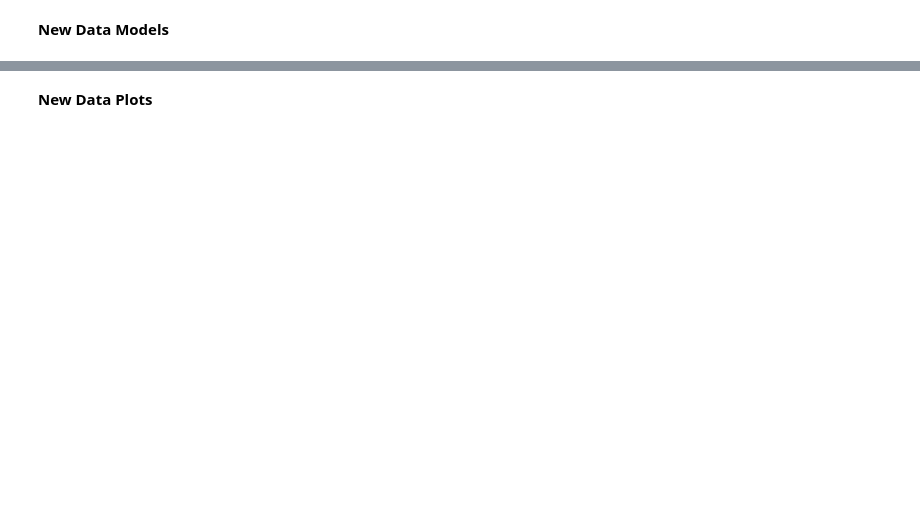
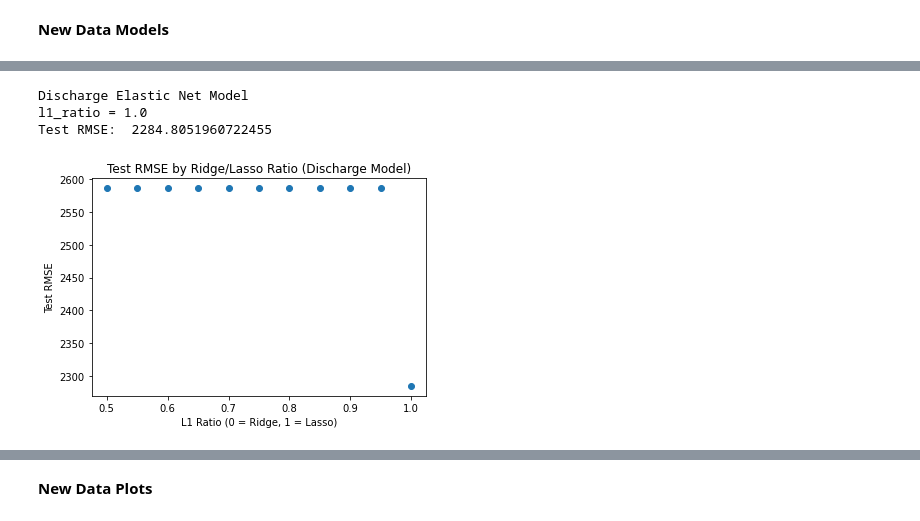
Before and after one commit to ayakkala1/TRI-Capstone, a Jupyter notebook: model_recreation.ipynb, the cells around one changed output, grey strips where cells are left out. Drawn from its saved outputs; the diff is of its cells as text; code cells hidden in the pictures; blank space fills up the shorter version.

```diff
--- a/model_recreation.ipynb
+++ b/model_recreation.ipynb
@@ -834,3 +944,78 @@ plt.title("Discharge Model Predicted vs. True Values")
+# %%
+k_fold = 5
+l1_ratios = [i/20 for i in range(10, 21)]
+max_iter = 1000000
+random_state = 1
+test_size = 2
+tol = 0.0001
+
+models = []
+y_pred_trains = []
+y_pred_tests = []
+train_rmses = []
+test_rmses = []
+
+for l1_ratio in l1_ratios:
+    elasticnetcv = ElasticNetCV(
+        fit_intercept=True,
+        normalize=False,
+        alphas=None,
+        cv=k_fold,
+        l1_ratio=l1_ratio,
+        max_iter=max_iter,
+    )
+    elasticnetcv.fit(X_train_dis, y_train)
+
+    elasticnet_dis = ElasticNet(
+        fit_intercept=True,
+        normalize=False,
+        l1_ratio=elasticnetcv.l1_ratio_,
+        alpha=elasticnetcv.alpha_,
+        max_iter=max_iter,
+    )
+
+    elasticnet_dis.fit(X_train_dis, y_train)
+    y_pred_train_en_dis = elasticnet_dis.predict(X_train_dis)
+    y_pred_test_en_dis = elasticnet_dis.predict(X_test_dis)
+
+    rmse_train_en_dis = np.sqrt(mean_squared_error(y_train, y_pred_train_en_dis))
+    rmse_test_en_dis = np.sqrt(mean_squared_error(y_test, y_pred_test_en_dis))
+#     mape_train_en_dis = mean_absolute_percentage_error(y_train, y_pred_train_en_dis)
+#     mape_test_en_dis = mean_absolute_percentage_error(y_test, y_pred_test_en_dis)
+
+    models.append(elasticnet_dis)
+    y_pred_trains.append(y_pred_train_en_dis)
+    y_pred_tests.append(y_pred_test_en_dis)
+    train_rmses.append(rmse_train_en_dis)
+    test_rmses.append(rmse_test_en_dis)
+
+best_model_index = test_rmses.index(min(test_rmses))
+
+elasticnet_dis = models[best_model_index]
+y_pred_train_en_dis = y_pred_trains[best_model_index]
+y_pred_test_en_dis = y_pred_tests[best_model_index]
+rmse_train_dis_en = train_rmses[best_model_index]
+rmse_test_dis_en = test_rmses[best_model_index]
+l1_ratio_dis = l1_ratios[best_model_index]
+
+print("Discharge Elastic Net Model")
+print("l1_ratio =", l1_ratio_dis)
+print("Test RMSE: ", rmse_test_dis_en)
+# %% [output]
+Discharge Elastic Net Model
+l1_ratio = 1.0
+Test RMSE:  2284.8051960722455
+# %%
+# coeffs = np.polyfit(l1_ratios, test_rmses, 3)
+# vals = [coeffs[0]*val**3 + coeffs[1]*val**2 + coeffs[2]*val + coeffs[3] for val in l1_ratios[:-1]]
+
+plt.scatter(l1_ratios, test_rmses)
+# plt.plot(l1_ratios[:-1], vals)
+plt.title("Test RMSE by Ridge/Lasso Ratio (Discharge Model)")
+plt.xlabel("L1 Ratio (0 = Ridge, 1 = Lasso)")
+plt.ylabel("Test RMSE");
+# %% [output]
+[figure, added]
 # %%
 # full model
 X_train_full = new_df_full.iloc[train_ind][full_model_features]
```
Also changed, not shown: parts of 25 cells of this notebook.
